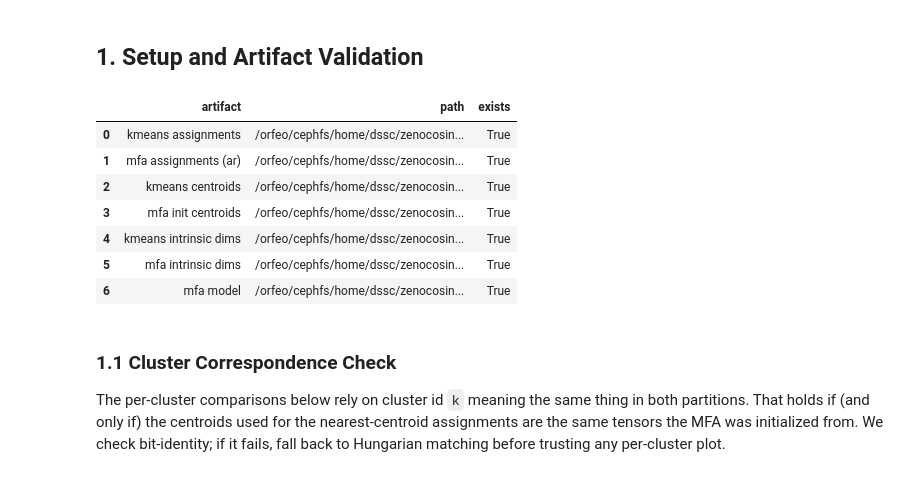
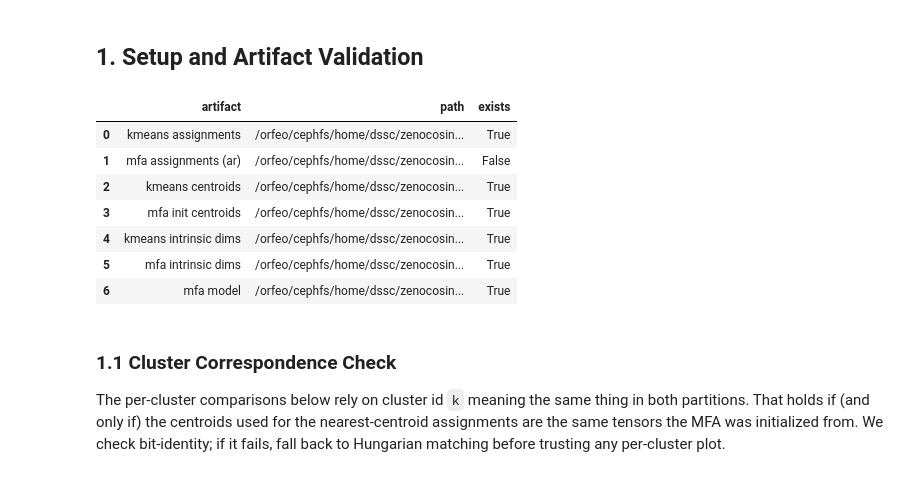
Before and after one commit to alexserra98/decomposing-activations-local-geometry, a Jupyter notebook: notebooks/kmeans_init_vs_mfa_comparison.ipynb, the cells around one changed output. Cells and saved outputs as stored; diff of their text form; code cells hidden in the pictures.

```diff
--- a/notebooks/kmeans_init_vs_mfa_comparison.ipynb
+++ b/notebooks/kmeans_init_vs_mfa_comparison.ipynb
@@ -69,11 +69,11 @@ REPO = find_repo_root()
 LAYER = 5
 K = 1000
 Q = 10  # MFA rank; only used to locate the MFA run and its intrinsic dims
-EPOCHS = 15
+EPOCHS = 1
 MFA_ASSIGN="ar" # ar - nn: nearest neighbor assignment, ar: argmax responsibility
 # ------------------------------------------------- paths built from parameters
-MFA_RUN = REPO / f"dalg-cache/pile_gemma2b_activations/layer{LAYER:02d}_{K}_{Q}_component_sharded_mfa"
-# MFA_RUN = REPO / "dalg-cache/pile_gemma2b_activations/layer05_1000_10_mfa_1epoch_20260703_1538"
+# MFA_RUN = REPO / f"dalg-cache/pile_gemma2b_activations/layer{LAYER:02d}_{K}_{Q}_component_sharded_mfa"
+MFA_RUN = REPO / "dalg-cache/pile_gemma2b_activations/layer05_1000_10_mfa_1epoch_20260703_1538"
 _MFA_ASSIGN_FILES = {"nn": "mfa_model_nearest_centroid_assignments.pt", "ar": "mfa_model_assignments.pt"}
 MFA_ASSIGN_PATH = MFA_RUN / _MFA_ASSIGN_FILES[MFA_ASSIGN]
 MFA_INIT_CENTROIDS = MFA_RUN / "centroids.pt"
@@ -102,34 +102,34 @@ def save_fig(fig, name: str) -> None:
     fig.update_layout(title_font_size=13, title_x=0.5, margin=dict(t=48))
     path = PLOTS_DIR / f"{name}_{PLOT_TAG}.pdf"
     try:
         fig.write_image(str(path), width=1000, height=550)
     except Exception as exc:
         path = PLOTS_HTML_DIR / f"{name}_{PLOT_TAG}.html"
         fig.write_html(str(path), include_plotlyjs="cdn")
         print(f"PDF export failed ({exc}); saved {path.name} instead")
 
 artifacts = pd.DataFrame(
     [
         {"artifact": "kmeans assignments", "path": str(KMEANS_ASSIGN), "exists": KMEANS_ASSIGN.exists()},
         {"artifact": f"mfa assignments ({MFA_ASSIGN})", "path": str(MFA_ASSIGN_PATH), "exists": MFA_ASSIGN_PATH.exists()},
         {"artifact": "kmeans centroids", "path": str(KMEANS_CENTROIDS), "exists": KMEANS_CENTROIDS.exists()},
         {"artifact": "mfa init centroids", "path": str(MFA_INIT_CENTROIDS), "exists": MFA_INIT_CENTROIDS.exists()},
         {"artifact": "kmeans intrinsic dims", "path": str(KMEANS_ID_PATH), "exists": KMEANS_ID_PATH.exists()},
         {"artifact": "mfa intrinsic dims", "path": str(MFA_ID_PATH), "exists": MFA_ID_PATH.exists()},
         {"artifact": "mfa model", "path": str(MFA_RUN / "mfa_model.pt"), "exists": (MFA_RUN / "mfa_model.pt").exists() or (MFA_RUN / "mfa_model_shards.json").exists()},
     ]
 )
 display(artifacts)
 
 HAVE_ASSIGNMENTS = KMEANS_ASSIGN.exists() and MFA_ASSIGN_PATH.exists()
 HAVE_IDS = KMEANS_ID_PATH.exists() and MFA_ID_PATH.exists()
 HAVE_MODEL = (
     (MFA_RUN / "mfa_model.pt").exists() or (MFA_RUN / "mfa_model_shards.json").exists()
 ) and KMEANS_CENTROIDS.exists()
 # %% [output]
 |  | artifact | path | exists |
 | 0 | kmeans assignments | /orfeo/cephfs/home/dssc/zenocosin... | True |
-| 1 | mfa assignments (ar) | /orfeo/cephfs/home/dssc/zenocosin... | True |
+| 1 | mfa assignments (ar) | /orfeo/cephfs/home/dssc/zenocosin... | False |
 | 2 | kmeans centroids | /orfeo/cephfs/home/dssc/zenocosin... | True |
 | 3 | mfa init centroids | /orfeo/cephfs/home/dssc/zenocosin... | True |
 | 4 | kmeans intrinsic dims | /orfeo/cephfs/home/dssc/zenocosin... | True |
```
Also changed, not shown: parts of 4 cells of this notebook, 28 other files.
